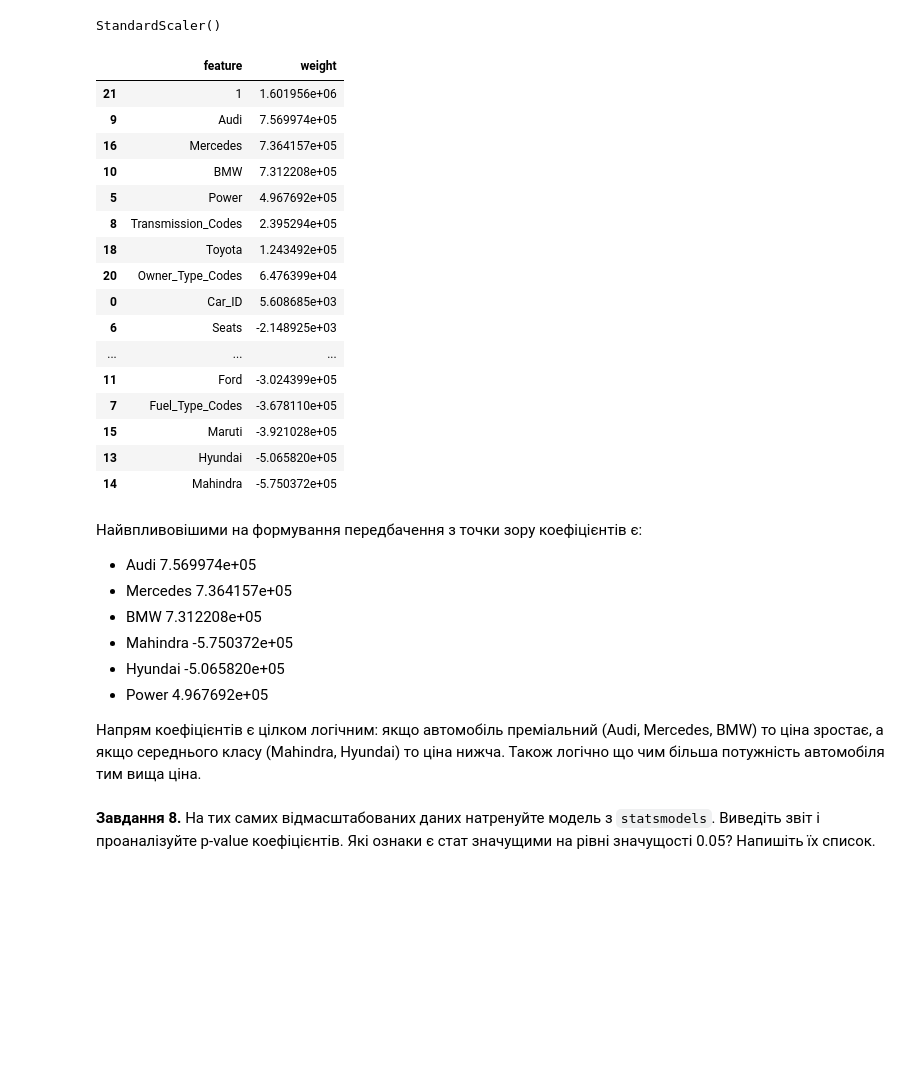
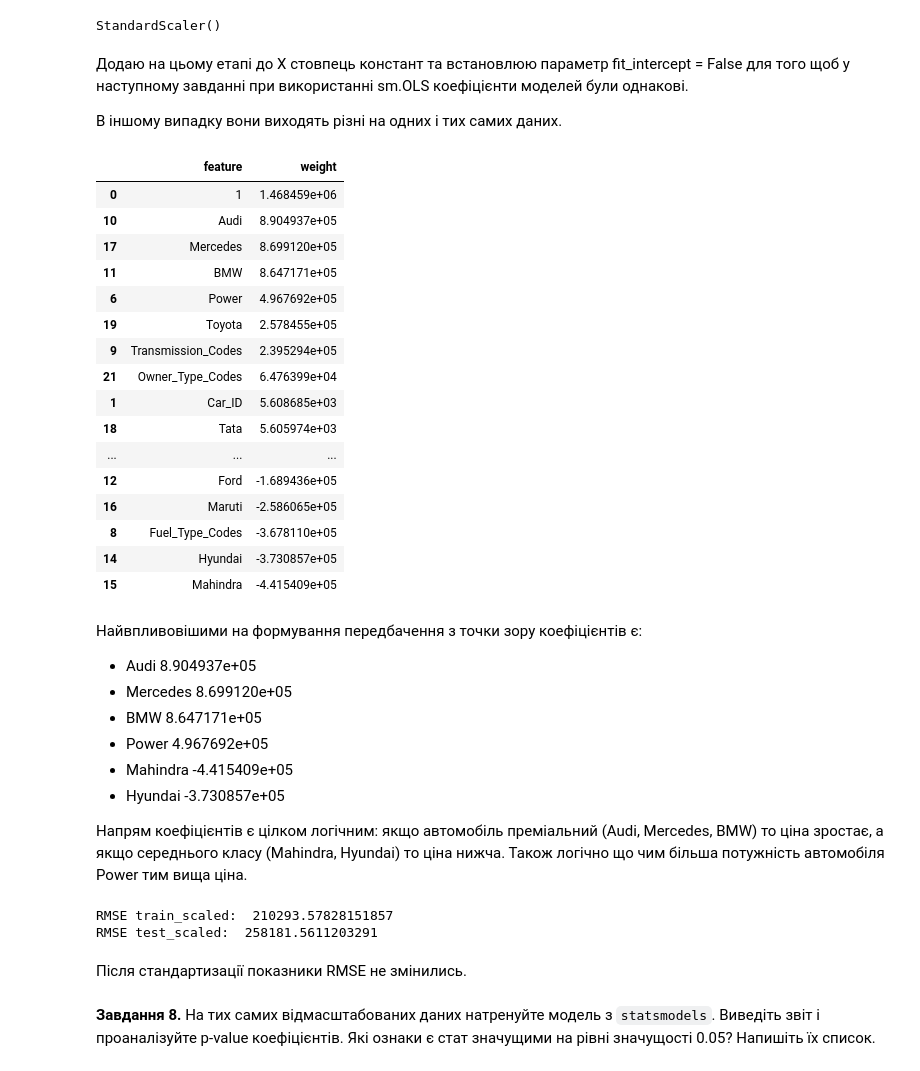
Before and after one commit to ElenaKzm/Python-for-DS, a Jupyter notebook: HW_2_1_Лінійна_регресія_від_багатьох_змінних.ipynb, the cells around one changed output. Saved outputs shown, nothing was run; the diff lists cells and outputs as text; code cells hidden in the pictures; blank space fills up the shorter version.

```diff
--- a/HW_2_1_Лінійна_регресія_від_багатьох_змінних.ipynb
+++ b/HW_2_1_Лінійна_регресія_від_багатьох_змінних.ipynb
@@ -408,6 +408,16 @@ cat_test = X_test[cat_cols].values
 # %%
 X_train_scaled = np.concatenate((X_train_scaled, cat_train), axis=1)
 X_test_scaled = np.concatenate((X_test_scaled, cat_test), axis=1)
+# %% [markdown]
+Додаю на цьому етапi до X стовпець констант та встановлюю параметр fit_intercept = False для того щоб у наступному завданнi при використаннi sm.OLS коефiцiєнти моделей були однаковi.
+
+В iншому випадку вони виходять рiзнi на одних i тих самих даних.
+# %%
+X_train_scaled = sm.add_constant(X_train_scaled)
+X_test_scaled = sm.add_constant(X_test_scaled)
+# %%
+X_train_scaled = pd.DataFrame(X_train_scaled, columns=['const'] + column_names, index = X_train.index)
+X_test_scaled = pd.DataFrame(X_test_scaled, columns=['const'] + column_names, index = X_test.index)
 # %%
-model_scaled = LinearRegression().fit(X_train_scaled, y_train)
+model_scaled = LinearRegression(fit_intercept = False).fit(X_train_scaled, y_train)
 # %%
@@ -415,37 +425,51 @@ column_names = numeric_cols + cat_cols
 # %%
 weights_df = pd.DataFrame({
-    'feature': np.append(column_names, 1),
-    'weight': np.append(model_scaled.coef_, model_scaled.intercept_)
+    'feature': np.append(1, column_names),
+    'weight': np.array(model_scaled.coef_)
 })
 weights_df.sort_values('weight', ascending=False)
 # %% [output]
 |  | feature | weight |
-| 21 | 1 | 1.601956e+06 |
-| 9 | Audi | 7.569974e+05 |
-| 16 | Mercedes | 7.364157e+05 |
-| 10 | BMW | 7.312208e+05 |
-| 5 | Power | 4.967692e+05 |
-| 8 | Transmission_Codes | 2.395294e+05 |
-| 18 | Toyota | 1.243492e+05 |
-| 20 | Owner_Type_Codes | 6.476399e+04 |
-| 0 | Car_ID | 5.608685e+03 |
-| 6 | Seats | -2.148925e+03 |
+| 0 | 1 | 1.468459e+06 |
+| 10 | Audi | 8.904937e+05 |
+| 17 | Mercedes | 8.699120e+05 |
+| 11 | BMW | 8.647171e+05 |
+| 6 | Power | 4.967692e+05 |
+| 19 | Toyota | 2.578455e+05 |
+| 9 | Transmission_Codes | 2.395294e+05 |
+| 21 | Owner_Type_Codes | 6.476399e+04 |
+| 1 | Car_ID | 5.608685e+03 |
+| 18 | Tata | 5.605974e+03 |
 | ... | ... | ... |
-| 11 | Ford | -3.024399e+05 |
-| 7 | Fuel_Type_Codes | -3.678110e+05 |
-| 15 | Maruti | -3.921028e+05 |
-| 13 | Hyundai | -5.065820e+05 |
-| 14 | Mahindra | -5.750372e+05 |
+| 12 | Ford | -1.689436e+05 |
+| 16 | Maruti | -2.586065e+05 |
+| 8 | Fuel_Type_Codes | -3.678110e+05 |
+| 14 | Hyundai | -3.730857e+05 |
+| 15 | Mahindra | -4.415409e+05 |
 # %% [markdown]
 Найвпливовішими на формування передбачення з точки зору коефіцієнтів є:
 
-- Audi	7.569974e+05
-- Mercedes	7.364157e+05
-- BMW	7.312208e+05
-- Mahindra	-5.750372e+05
-- Hyundai	-5.065820e+05
+- Audi	8.904937e+05
+- Mercedes	8.699120e+05
+- BMW	8.647171e+05
 - Power	4.967692e+05
+- Mahindra	-4.415409e+05
+- Hyundai	-3.730857e+05
 
-Напрям коефiцiєнтiв є цiлком логiчним: якщо автомобiль премiальний (Audi, Mercedes, BMW) то цiна зростає, а якщо середнього класу (Mahindra, Hyundai) то цiна нижча. Також логiчно що чим бiльша потужність автомобіля тим вища цiна.
+Напрям коефiцiєнтiв є цiлком логiчним: якщо автомобiль премiальний (Audi, Mercedes, BMW) то цiна зростає, а якщо середнього класу (Mahindra, Hyundai) то цiна нижча. Також логiчно що чим бiльша потужність автомобіля Power тим вища цiна.
+# %%
+predictions_train_scaled = model_scaled.predict(X_train_scaled)
+predictions_test_scaled = model_scaled.predict(X_test_scaled)
+
+rmse_train_scaled = root_mean_squared_error(y_train, predictions_train_scaled)
+print('RMSE train_scaled: ', rmse_train_scaled)
+
+rmse_test_scaled = root_mean_squared_error(y_test, predictions_test_scaled)
+print('RMSE test_scaled: ', rmse_test_scaled)
+# %% [output]
+RMSE train_scaled:  210293.57828151857
+RMSE test_scaled:  258181.5611203291
+# %% [markdown]
+Пiсля стандартизацiї показники RMSE не змiнились.
 # %% [markdown]
 **Завдання 8.** На тих самих відмасштабованих даних натренуйте модель з `statsmodels`. Виведіть звіт і проаналізуйте p-value коефіцієнтів. Які ознаки є стат значущими на рівні значущості 0.05? Напишіть їх список.
```
Also changed, not shown: parts of 11 cells of this notebook.
